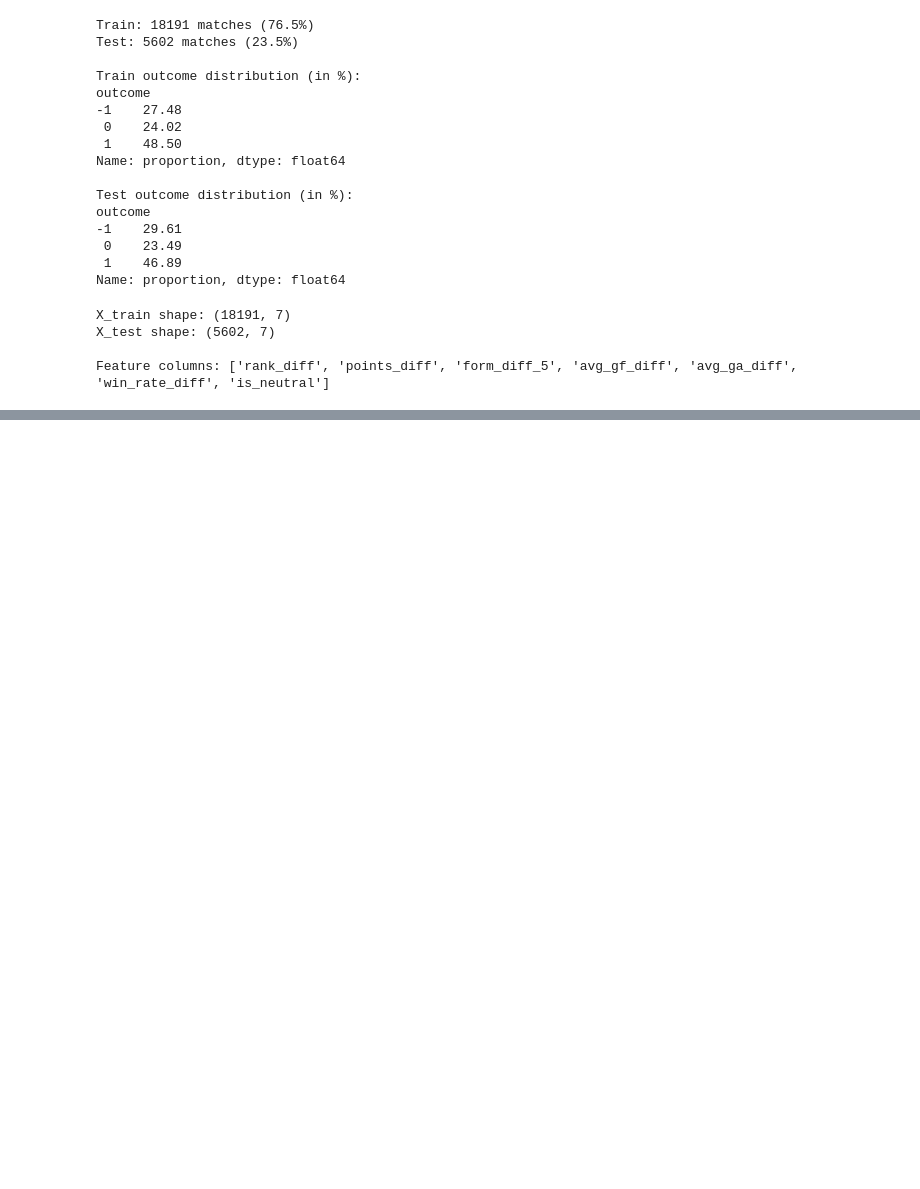
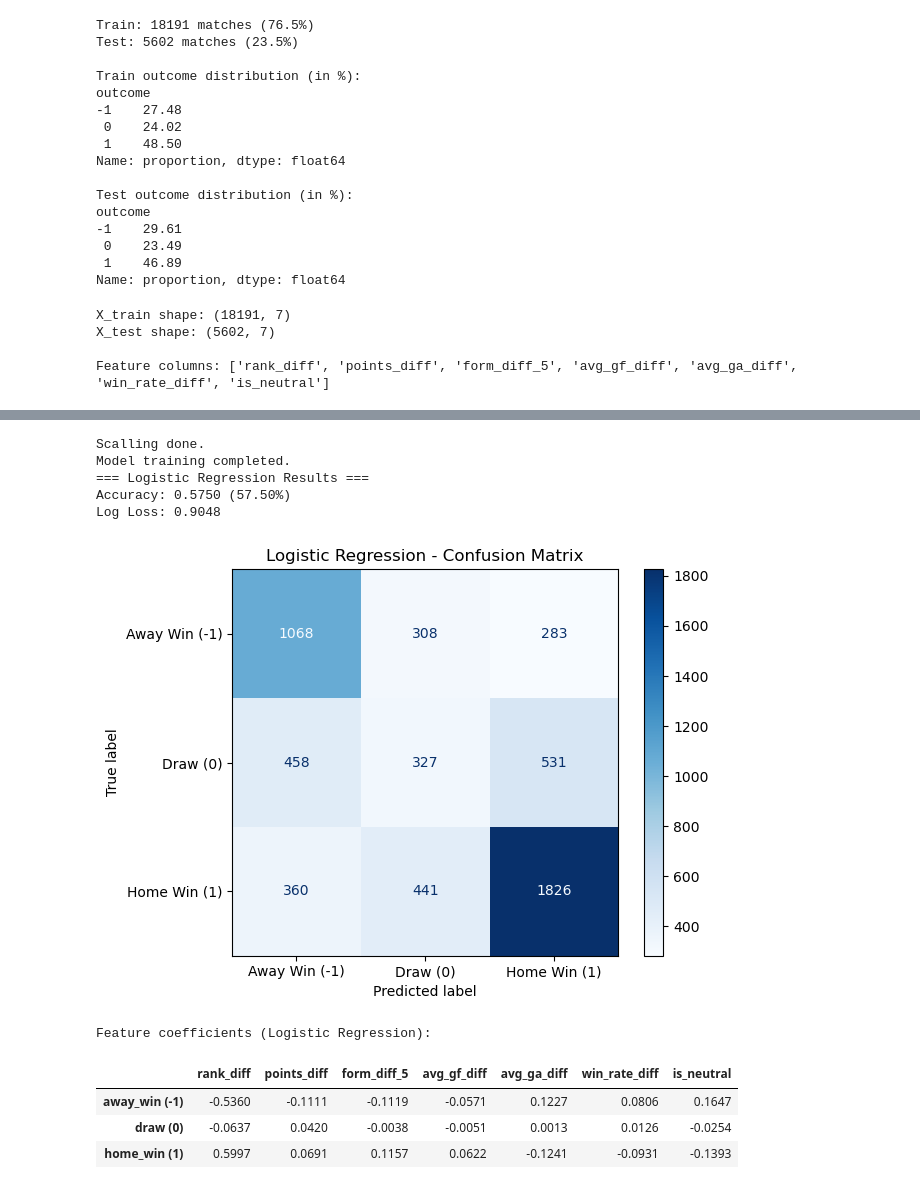
Before and after one commit to Alejandromarchesini12/fifa-worldcup-ml-simulation, a Jupyter notebook: notebooks/Phase3_ML_Models.ipynb, the cells around one changed output, grey strips where cells are left out. Drawn from its saved outputs; the diff is of its cells as text; code cells hidden in the pictures; blank space fills up the shorter version.

Commit message:
Finish Model 1: Linear Regression

```diff
--- a/notebooks/Phase3_ML_Models.ipynb
+++ b/notebooks/Phase3_ML_Models.ipynb
@@ -302,0 +314,69 @@ Feature columns: ['rank_diff', 'points_diff', 'form_diff_5', 'avg_gf_diff', 'avg
+# %%
+from sklearn.linear_model import LogisticRegression
+from sklearn.preprocessing import StandardScaler
+from sklearn.metrics import accuracy_score, log_loss, confusion_matrix, ConfusionMatrixDisplay
+
+# Step 1: Scale features
+# Fit ONLY on training data, then transform both train and test
+scaler = StandardScaler()
+X_train_scaled = scaler.fit_transform(X_train)
+X_test_scaled = scaler.transform(X_test)
+
+print("Scalling done.")
+
+# Step 2: Train the model
+# class_weight = "balanced" adjusts for the class imbalance (~48% home wins, ~24% draws, ~28% away wins)
+# max_itera = 1000 gives the solver enough iterations to converge
+
+lr_model = LogisticRegression(
+    class_weight="balanced",
+    max_iter=1000,
+    random_state=42
+)
+
+lr_model.fit(X_train_scaled, y_train)
+print("Model training completed.")
+
+# Step 3: Evaluate on test set
+y_pred_lr = lr_model.predict(X_test_scaled)
+y_proba_lr = lr_model.predict_proba(X_test_scaled)
+
+lr_accuracy = accuracy_score(y_test, y_pred_lr)
+lr_logloss = log_loss(y_test, y_proba_lr)
+
+print("=== Logistic Regression Results ===")
+print(f"Accuracy: {lr_accuracy:.4f} ({lr_accuracy*100:.2f}%)")
+print(f"Log Loss: {lr_logloss:.4f}")
+
+# Confusion Matrix
+cm = confusion_matrix(y_test, y_pred_lr, labels=[-1, 0, 1])
+disp = ConfusionMatrixDisplay(confusion_matrix=cm, display_labels=["Away Win (-1)", "Draw (0)", "Home Win (1)"])
+disp.plot(cmap="Blues")
+plt.title("Logistic Regression - Confusion Matrix")
+plt.tight_layout()
+plt.show()
+
+# Step 4: Feature importance (coefficients)
+# Each row = one class, each column = one feature
+# Larger absolute value = stronger influence on predicting that class
+
+coef_df = pd.DataFrame(
+    lr_model.coef_,
+    columns=feature_cols,
+    index=["away_win (-1)", "draw (0)", "home_win (1)"]
+)
+
+print("Feature coefficients (Logistic Regression):")
+display(coef_df.round(4))
+# %% [output]
+Scalling done.
+Model training completed.
+=== Logistic Regression Results ===
+Accuracy: 0.5750 (57.50%)
+Log Loss: 0.9048
+[figure, added]
+Feature coefficients (Logistic Regression):
+|  | rank_diff | points_diff | form_diff_5 | avg_gf_diff | avg_ga_diff | win_rate_diff | is_neutral |
+| away_win (-1) | -0.5360 | -0.1111 | -0.1119 | -0.0571 | 0.1227 | 0.0806 | 0.1647 |
+| draw (0) | -0.0637 | 0.0420 | -0.0038 | -0.0051 | 0.0013 | 0.0126 | -0.0254 |
+| home_win (1) | 0.5997 | 0.0691 | 0.1157 | 0.0622 | -0.1241 | -0.0931 | -0.1393 |
```
Also changed, not shown: parts of 2 cells of this notebook.
